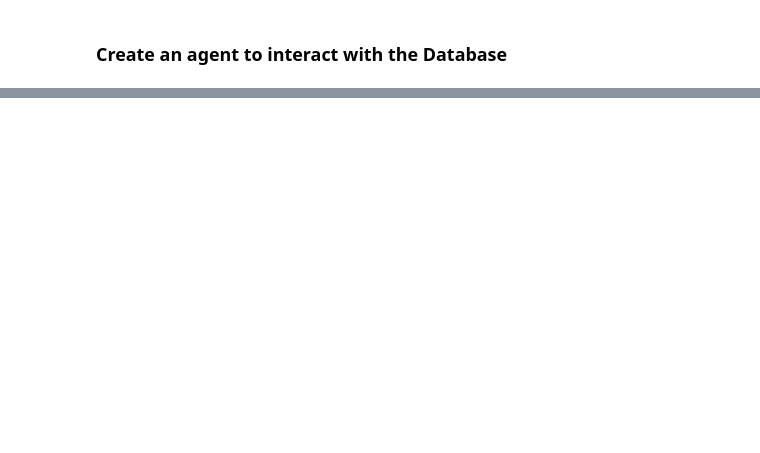
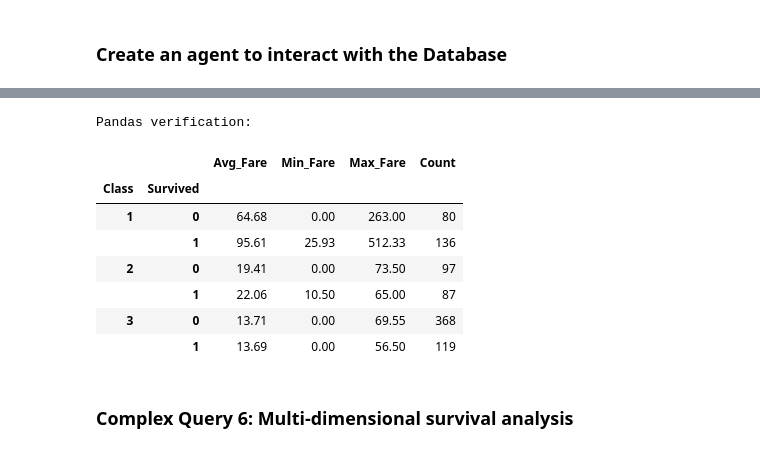
Before and after one commit to TAHMID37/Agent-Database-Interaction, a Jupyter notebook: explore/4_query_and_QA_sqldb_from_csv.ipynb, the cells around one changed output, grey strips where cells are left out. Cells and saved outputs as stored; diff of their text form; code cells hidden in the pictures; blank space fills up the shorter version.

```diff
--- a/explore/4_query_and_QA_sqldb_from_csv.ipynb
+++ b/explore/4_query_and_QA_sqldb_from_csv.ipynb
@@ -216,0 +254,13 @@ df[df["Survived"]==1]["Age"].mean()
+# %%
+# Pandas verification
+# Reload data to ensure we have fresh copy
+df = pd.read_csv(here("data/for_upload/titanic.csv"))
+
+survival_by_class = df.groupby('Pclass').agg(
+    Total_Passengers=('Survived', 'count'),
+    Survivors=('Survived', 'sum'),
+    Survival_Rate=('Survived', 'mean')
+).round(4)
+survival_by_class['Survival_Rate_Pct'] = (survival_by_class['Survival_Rate'] * 100).round(2)
+print("Pandas verification:")
+display(survival_by_class)
@@ -216,0 +464,23 @@ df[df["Survived"]==1]["Age"].mean()
+# %%
+# Pandas verification
+fare_analysis = df.groupby(['Pclass', 'Survived']).agg(
+    Avg_Fare=('Fare', 'mean'),
+    Min_Fare=('Fare', 'min'),
+    Max_Fare=('Fare', 'max'),
+    Count=('Fare', 'count')
+).round(2)
+fare_analysis.index.names = ['Class', 'Survived']
+print("Pandas verification:")
+display(fare_analysis)
+# %% [output]
+Pandas verification:
+|  |  | Avg_Fare | Min_Fare | Max_Fare | Count |
+| Class | Survived |  |  |  |  |
+| 1 | 0 | 64.68 | 0.00 | 263.00 | 80 |
+|  | 1 | 95.61 | 25.93 | 512.33 | 136 |
+| 2 | 0 | 19.41 | 0.00 | 73.50 | 97 |
+|  | 1 | 22.06 | 10.50 | 65.00 | 87 |
+| 3 | 0 | 13.71 | 0.00 | 69.55 | 368 |
+|  | 1 | 13.69 | 0.00 | 56.50 | 119 |
+# %% [markdown]
+### **Complex Query 6: Multi-dimensional survival analysis**
```
Also changed, not shown: parts of 25 cells of this notebook, 8 other files.
